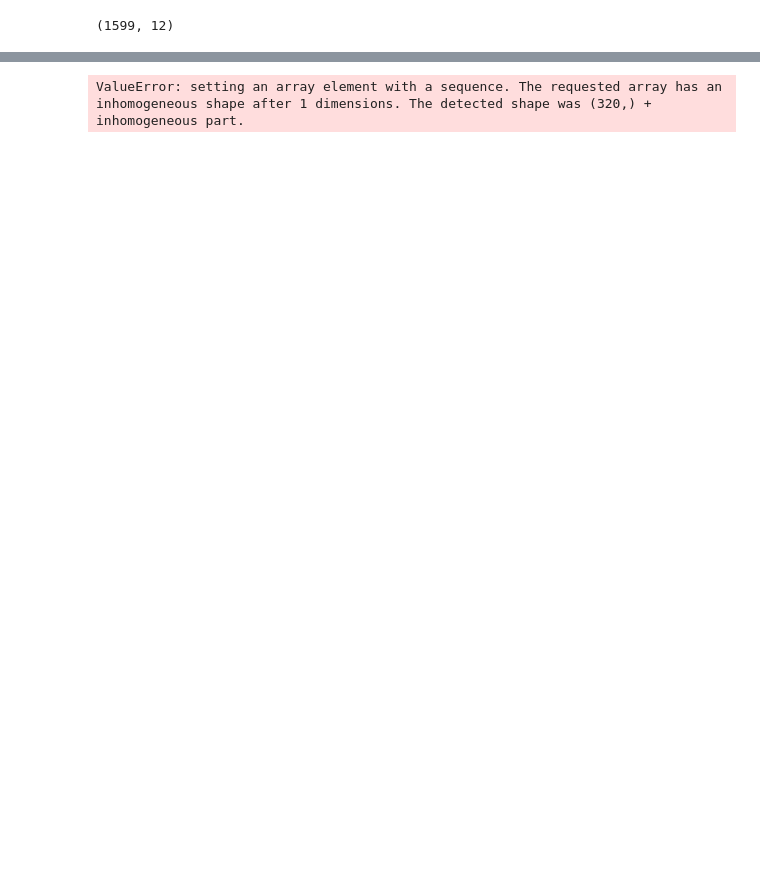
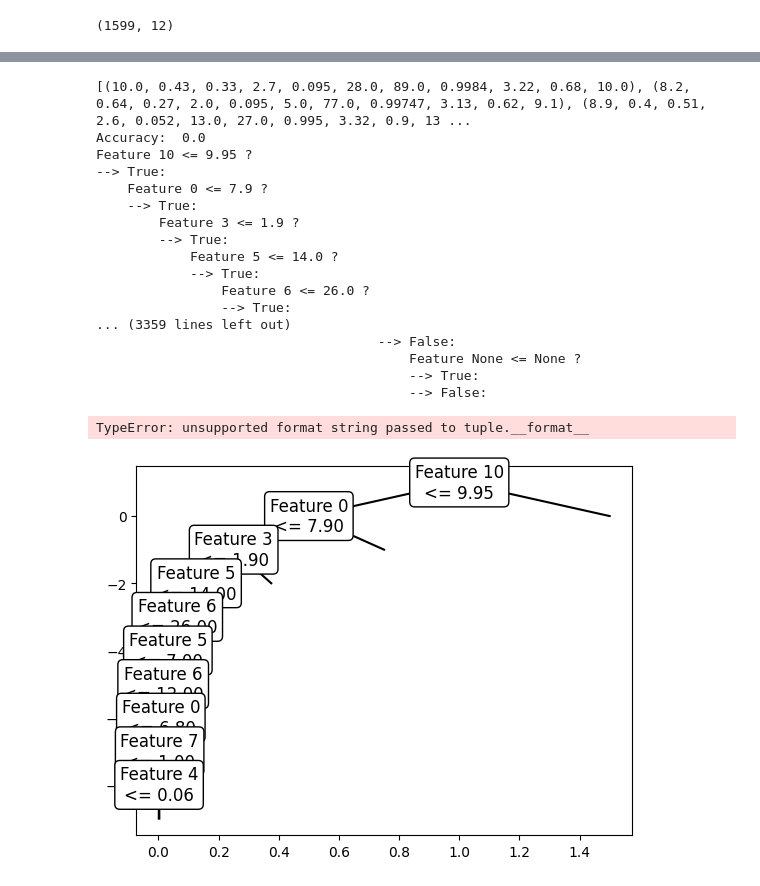
Before and after one commit to KissDanielMark/DecisionTree, a Jupyter notebook: WP871Q.ipynb, the cells around one changed output, grey strips where cells are left out. Saved outputs shown, nothing was run; the diff lists cells and outputs as text; code cells hidden in the pictures; blank space fills up the shorter version.

```diff
--- a/WP871Q.ipynb
+++ b/WP871Q.ipynb
@@ -170,7 +170,10 @@ class DecisionTree:
 
     #For predicting the output - TODO: átnézni
     def predict(self, X):
-        return np.array([self._traverse_tree(x, self.root) for x in X])
+        print([self._traverse_tree(x, self.root) for x in X])
+        #ereedmeny = np.array([self._traverse_tree(x, self.root) for x in X])
+        #print("MI VAN ITT? ", ereedmeny)
+        #return np.array([self._traverse_tree(x, self.root) for x in X])
 
     def _traverse_tree(self, x, node):
         if node.is_leaf_node():
@@ -182,9 +185,7 @@ class DecisionTree:
             else:
                 return self._traverse_tree(x, node.right)
 
-        return None  # or a default value based on your requirements
-
-
+        return  # or a default value based on your requirements
 
     #Fa kiíratása
     def print(self):
@@ -267,32 +268,50 @@ X_train, X_test, y_train, y_test = train_test_split(X, y, test_size=0.2, random_
 """display("X_train:",X_train, "X_train.shape:",X_train.shape)
 display("y_train:",y_train, "y_train.shape:",y_train.shape)
 
 display("X_test:",X_test, "X_test.shape:",X_test.shape)
 display("y_test:",y_test, "y_test.shape:",y_test.shape)"""
 
 #Döntési fa tanítása
 decision_tree = DecisionTree(max_depth=10, split_criterion="information_gain", random_state=0)
 decision_tree.fit(X_train, y_train)
 
 #Döntési fa kiértékelése
 y_pred = decision_tree.predict(X_test)
 
 def accuracy(y_test, y_pred):
     return np.sum(y_test == y_pred) / len(y_test)
 
 acc = accuracy(y_test, y_pred)
 print("Accuracy: ", acc)
 
 decision_tree.print_tree()
-decision_tree.plot_tree_the_second(decision_tree.root, 0, 0, 0, 1)
+decision_tree.plot_tree_the_second(decision_tree.root, 0, 1, 1, 1)
 
 #dt.print()
 # %% [output]
 (1599, 12)
 |  | fixed acidity | volatile acidity | citric acid | residual sugar | chlorides | free sulfur dioxide | ... |
 | 0 | 7.4 | 0.70 | 0.00 | 1.9 | 0.076 | 11.0 | ... |
 | 1 | 7.8 | 0.88 | 0.00 | 2.6 | 0.098 | 25.0 | ... |
 | 2 | 7.8 | 0.76 | 0.04 | 2.3 | 0.092 | 15.0 | ... |
 | 3 | 11.2 | 0.28 | 0.56 | 1.9 | 0.075 | 17.0 | ... |
 | 4 | 7.4 | 0.70 | 0.00 | 1.9 | 0.076 | 11.0 | ... |
-ValueError: setting an array element with a sequence. The requested array has an inhomogeneous shape after 1 dimensions. The detected shape was (320,) + inhomogeneous part.
+[(10.0, 0.43, 0.33, 2.7, 0.095, 28.0, 89.0, 0.9984, 3.22, 0.68, 10.0), (8.2, 0.64, 0.27, 2.0, 0.095, 5.0, 77.0, 0.99747, 3.13, 0.62, 9.1), (8.9, 0.4, 0.51, 2.6, 0.052, 13.0, 27.0, 0.995, 3.32, 0.9, 13 ...
+Accuracy:  0.0
+Feature 10 <= 9.95 ?
+--> True:
+    Feature 0 <= 7.9 ?
+    --> True:
+        Feature 3 <= 1.9 ?
+        --> True:
+            Feature 5 <= 14.0 ?
+            --> True:
+                Feature 6 <= 26.0 ?
+                --> True:
+... (3359 lines left out)
+                                    --> False:
+                                        Feature None <= None ?
+                                        --> True:
+                                        --> False:
+TypeError: unsupported format string passed to tuple.__format__
+[figure, added]
```
